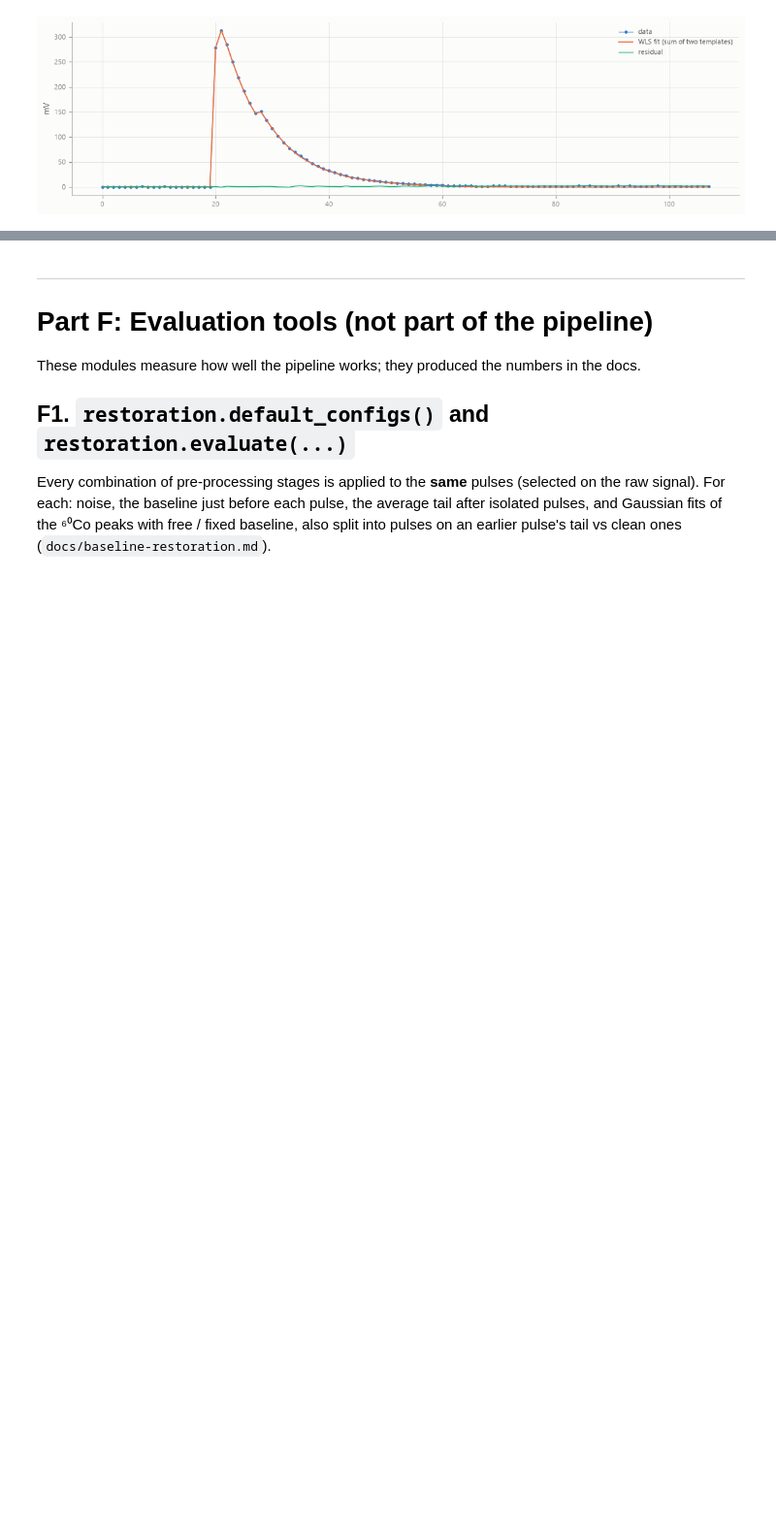
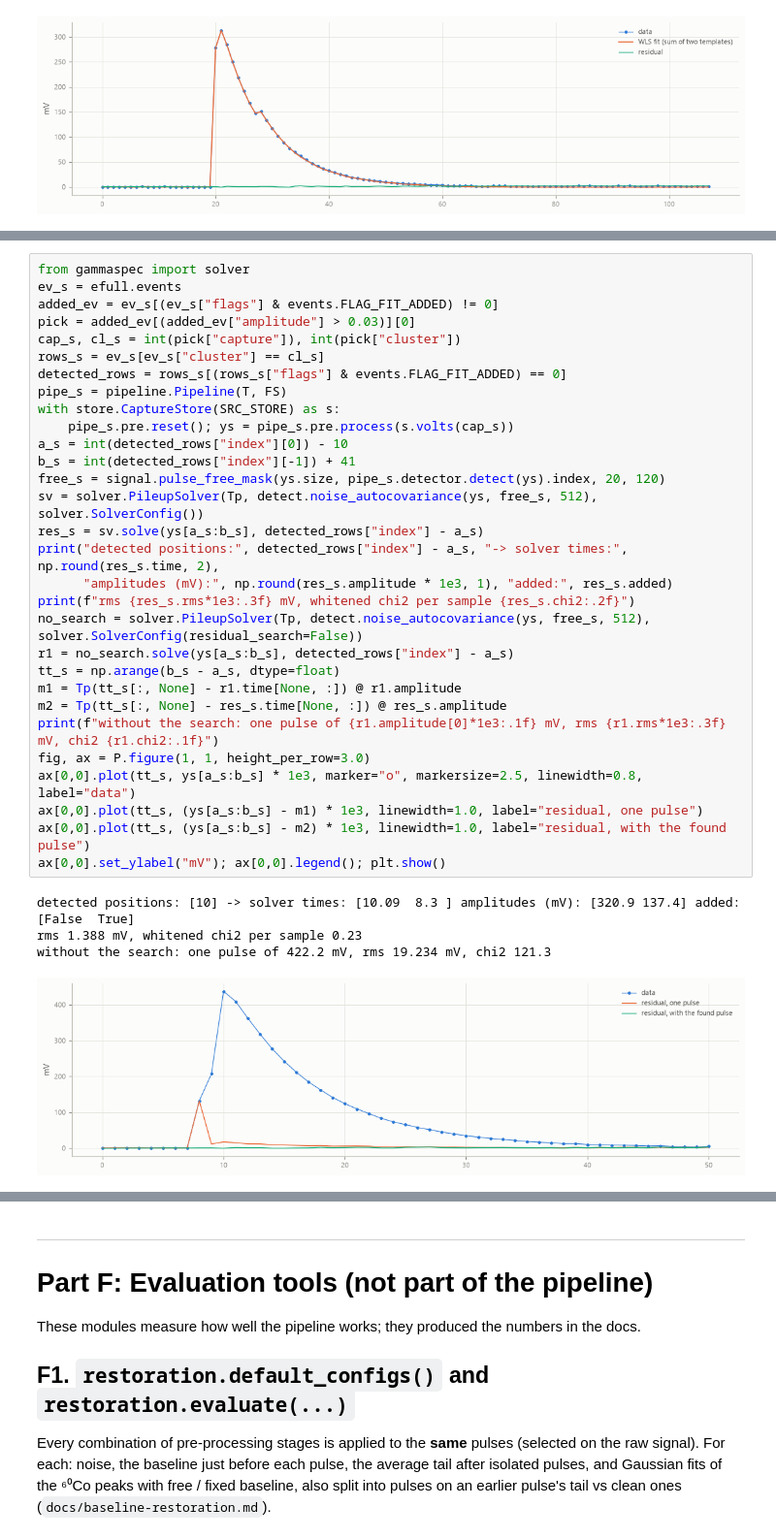
Before and after one commit to AyubSherif/DigitalGammaSpectroscopy, a Jupyter notebook: docs/walkthrough.ipynb, the cells around one changed output, grey strips where cells are left out. Shown at 97% size. Cells and saved outputs as stored; diff of their text form; blank space fills up the shorter version.

```diff
--- a/docs/walkthrough.ipynb
+++ b/docs/walkthrough.ipynb
@@ -1036,0 +1063,35 @@ wls_refine  [321.69  23.3 ] mV
+# %%
+from gammaspec import solver
+ev_s = efull.events
+added_ev = ev_s[(ev_s["flags"] & events.FLAG_FIT_ADDED) != 0]
+pick = added_ev[(added_ev["amplitude"] > 0.03)][0]
+cap_s, cl_s = int(pick["capture"]), int(pick["cluster"])
+rows_s = ev_s[ev_s["cluster"] == cl_s]
+detected_rows = rows_s[(rows_s["flags"] & events.FLAG_FIT_ADDED) == 0]
+pipe_s = pipeline.Pipeline(T, FS)
+with store.CaptureStore(SRC_STORE) as s:
+    pipe_s.pre.reset(); ys = pipe_s.pre.process(s.volts(cap_s))
+a_s = int(detected_rows["index"][0]) - 10
+b_s = int(detected_rows["index"][-1]) + 41
+free_s = signal.pulse_free_mask(ys.size, pipe_s.detector.detect(ys).index, 20, 120)
+sv = solver.PileupSolver(Tp, detect.noise_autocovariance(ys, free_s, 512), solver.SolverConfig())
+res_s = sv.solve(ys[a_s:b_s], detected_rows["index"] - a_s)
+print("detected positions:", detected_rows["index"] - a_s, "-> solver times:", np.round(res_s.time, 2),
+      "amplitudes (mV):", np.round(res_s.amplitude * 1e3, 1), "added:", res_s.added)
+print(f"rms {res_s.rms*1e3:.3f} mV, whitened chi2 per sample {res_s.chi2:.2f}")
+no_search = solver.PileupSolver(Tp, detect.noise_autocovariance(ys, free_s, 512), solver.SolverConfig(residual_search=False))
+r1 = no_search.solve(ys[a_s:b_s], detected_rows["index"] - a_s)
+tt_s = np.arange(b_s - a_s, dtype=float)
+m1 = Tp(tt_s[:, None] - r1.time[None, :]) @ r1.amplitude
+m2 = Tp(tt_s[:, None] - res_s.time[None, :]) @ res_s.amplitude
+print(f"without the search: one pulse of {r1.amplitude[0]*1e3:.1f} mV, rms {r1.rms*1e3:.3f} mV, chi2 {r1.chi2:.1f}")
+fig, ax = P.figure(1, 1, height_per_row=3.0)
+ax[0,0].plot(tt_s, ys[a_s:b_s] * 1e3, marker="o", markersize=2.5, linewidth=0.8, label="data")
+ax[0,0].plot(tt_s, (ys[a_s:b_s] - m1) * 1e3, linewidth=1.0, label="residual, one pulse")
+ax[0,0].plot(tt_s, (ys[a_s:b_s] - m2) * 1e3, linewidth=1.0, label="residual, with the found pulse")
+ax[0,0].set_ylabel("mV"); ax[0,0].legend(); plt.show()
+# %% [output]
+detected positions: [10] -> solver times: [10.09  8.3 ] amplitudes (mV): [320.9 137.4] added: [False  True]
+rms 1.388 mV, whitened chi2 per sample 0.23
+without the search: one pulse of 422.2 mV, rms 19.234 mV, chi2 121.3
+[figure, added]
```
Also changed, not shown: parts of 8 cells of this notebook, 15 other files.
